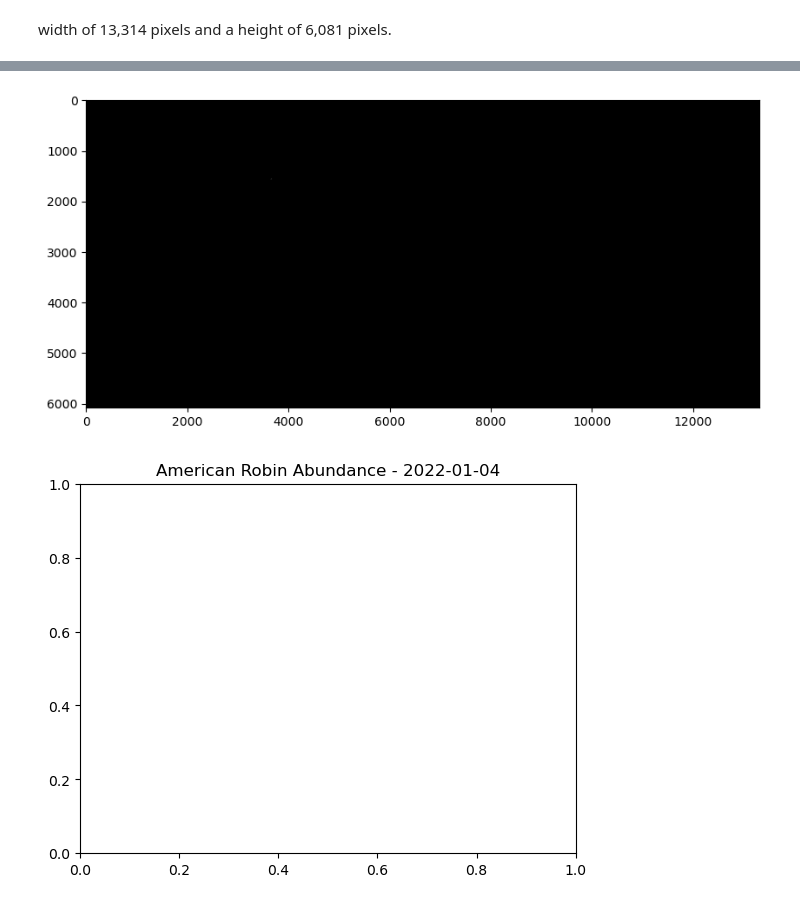
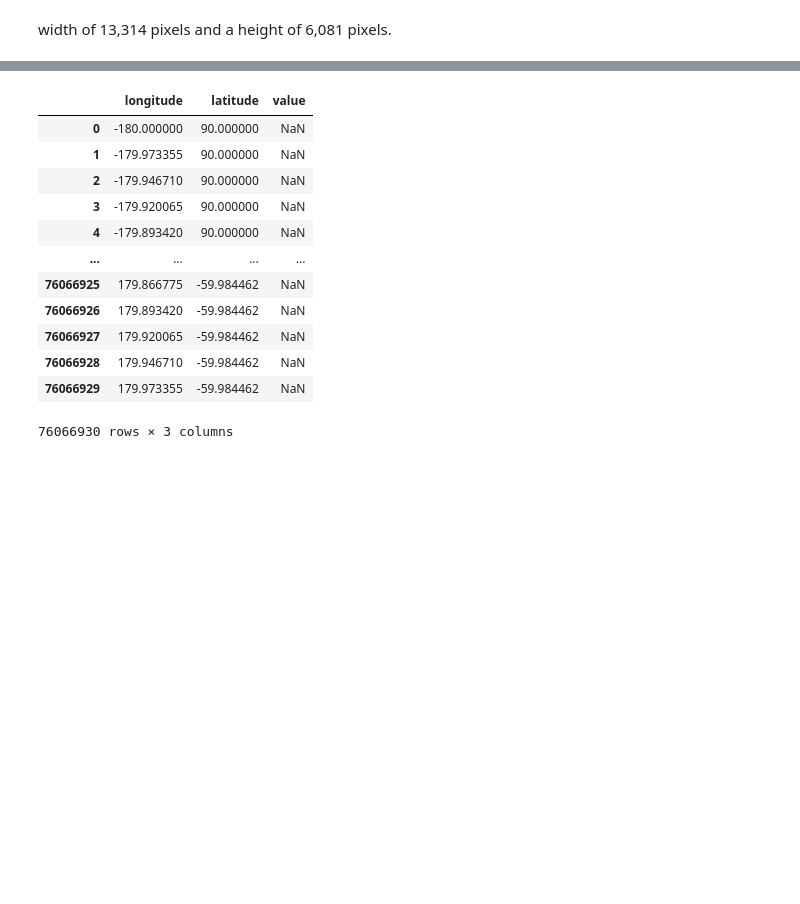
Before and after one commit to MatinMarjani/ABM-WNV, a Jupyter notebook: AmerobDataHandler.ipynb, the cells around one changed output, grey strips where cells are left out. Saved outputs shown, nothing was run; the diff lists cells and outputs as text; code cells hidden in the pictures; blank space fills up the shorter version.

```diff
--- a/AmerobDataHandler.ipynb
+++ b/AmerobDataHandler.ipynb
@@ -22,35 +66,70 @@ width of 13,314 pixels and a height of 6,081 pixels.
 # %%
+import rasterio
 from rasterio.warp import calculate_default_transform, reproject, Resampling
+import pandas as pd
+import numpy as np
 
-# Define the desired CRS (e.g., WGS 84)
-dst_crs = 'EPSG:4326'
-
-# Open the source dataset
+# Open the raster file
+file_path = "amerob/amerob_abundance_median_2022-01-04.tif"
 with rasterio.open(file_path) as src:
+    # Reproject to WGS84
+    dst_crs = 'EPSG:4326'  # WGS84
     transform, width, height = calculate_default_transform(
         src.crs, dst_crs, src.width, src.height, *src.bounds)
     kwargs = src.meta.copy()
     kwargs.update({
         'crs': dst_crs,
         'transform': transform,
         'width': width,
         'height': height
     })
 
-    # Output file path
-    output_path = "/mnt/data/reprojected.tif"
-
-    # Reproject and save the output
-    with rasterio.open(output_path, 'w', **kwargs) as dst:
+    with rasterio.open('reprojected.tif', 'w', **kwargs) as dst:
         for i in range(1, src.count + 1):
             reproject(
                 source=rasterio.band(src, i),
                 destination=rasterio.band(dst, i),
                 src_transform=src.transform,
                 src_crs=src.crs,
                 dst_transform=transform,
                 dst_crs=dst_crs,
                 resampling=Resampling.nearest)
+
+# Now read the reprojected raster and create the DataFrame
+with rasterio.open('reprojected.tif') as dataset:
+    data = dataset.read(1)  # Read the first band
+    transform_affine = dataset.transform  # Get the affine transform
+
+    # Get the coordinates of each pixel
+    rows, cols = np.indices(data.shape)
+    xs = transform_affine[2] + cols * transform_affine[0] + rows * transform_affine[1]
+    ys = transform_affine[5] + cols * transform_affine[3] + rows * transform_affine[4]
+
+    # Flatten the arrays
+    xs = xs.flatten()
+    ys = ys.flatten()
+    values = data.flatten()
+
+    # Create a DataFrame
+    df = pd.DataFrame({
+        'longitude': xs,
+        'latitude': ys,
+        'value': values
+    })
+
+# Display the DataFrame
+df
 # %% [output]
-[figure, removed]
-[figure, removed]
+|  | longitude | latitude | value |
+| 0 | -180.000000 | 90.000000 | NaN |
+| 1 | -179.973355 | 90.000000 | NaN |
+| 2 | -179.946710 | 90.000000 | NaN |
+| 3 | -179.920065 | 90.000000 | NaN |
+| 4 | -179.893420 | 90.000000 | NaN |
+| ... | ... | ... | ... |
+| 76066925 | 179.866775 | -59.984462 | NaN |
+| 76066926 | 179.893420 | -59.984462 | NaN |
+| 76066927 | 179.920065 | -59.984462 | NaN |
+| 76066928 | 179.946710 | -59.984462 | NaN |
+| 76066929 | 179.973355 | -59.984462 | NaN |
+76066930 rows × 3 columns
```
Also changed, not shown: parts of 3 cells of this notebook.
